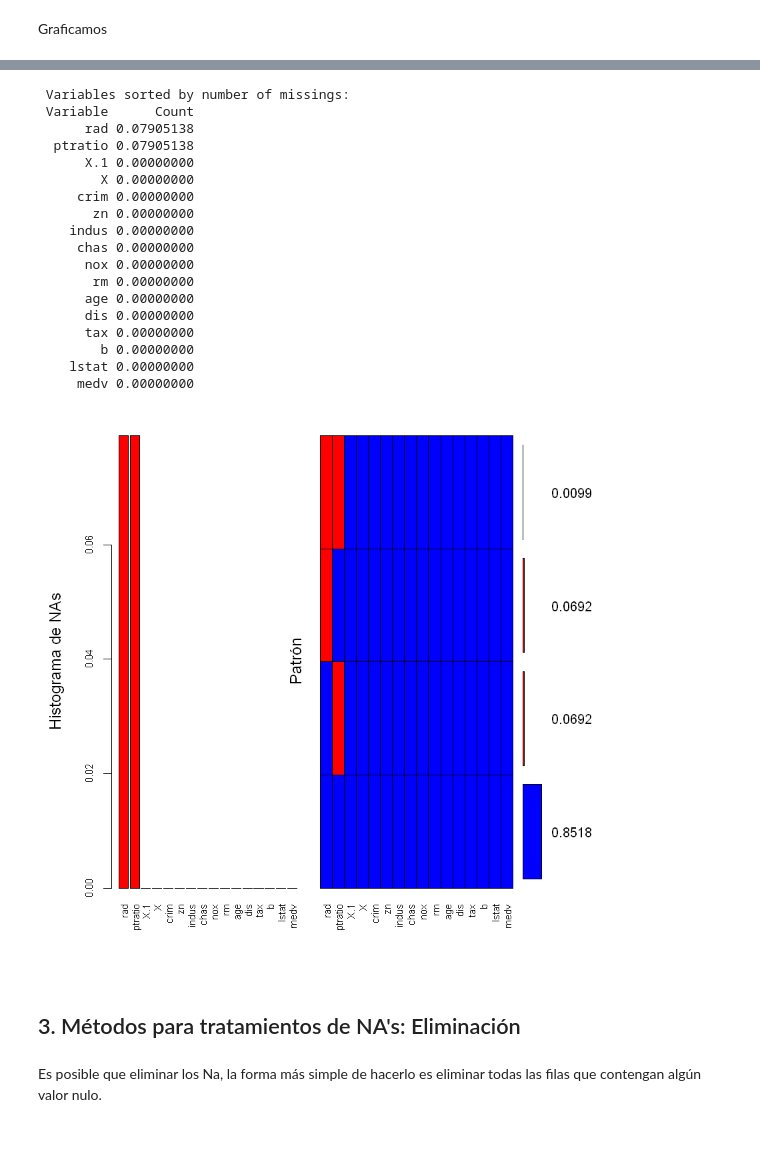
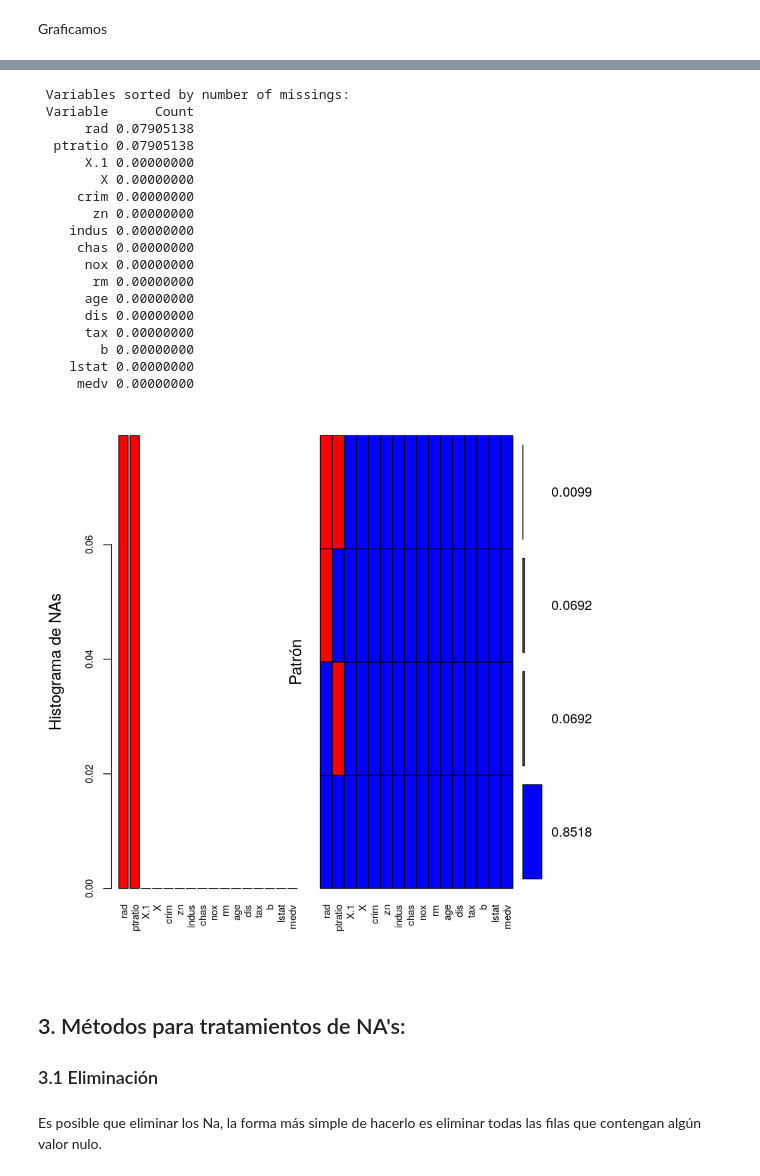
Before and after one commit to johanmarin/TtoBcoData-R, a Jupyter notebook: Sesión - 2.ipynb, the cells around one changed output, grey strips where cells are left out. Drawn from its saved outputs; the diff is of its cells as text; code cells hidden in the pictures; blank space fills up the shorter version.

```diff
--- a/Sesión - 2.ipynb
+++ b/Sesión - 2.ipynb
@@ -67,8 +94,7 @@ summarise_all(data1R, funs(sum(is.na(.))))
 # %% [markdown]
 Leemos la base de datos
 # %%
-data2R       <- read.csv("housing-with-missing-value.csv")
-housing.data <- data2R
+base <- read.csv("housing-with-missing-value.csv")
 # %% [markdown]
 Graficamos
 # %%
@@ -84,35 +109,37 @@ md.pattern(housing.data)
 # %%
-aggr(housing.data,
+aggr(base,
      col= c('blue', 'red'),
      numbers = TRUE,
      sortVars = TRUE,
-     labels = names(housing.data),
+     labels = names(base),
      cex.axis = 0.75,
      gap = 1,
      ylab = c("Histograma de NAs", "Patrón")
 )
 # %% [output]
  Variables sorted by number of missings:
  Variable      Count
       rad 0.07905138
   ptratio 0.07905138
       X.1 0.00000000
         X 0.00000000
      crim 0.00000000
        zn 0.00000000
     indus 0.00000000
      chas 0.00000000
       nox 0.00000000
        rm 0.00000000
       age 0.00000000
       dis 0.00000000
       tax 0.00000000
         b 0.00000000
     lstat 0.00000000
      medv 0.00000000
-[figure, old version]
+[figure, new version]
 # %% [markdown]
-## 3. Métodos para tratamientos de NA's: Eliminación
+## 3. Métodos para tratamientos de NA's:
+
+### 3.1 Eliminación
 # %% [markdown]
 Es posible que eliminar los Na, la forma más simple de hacerlo es eliminar todas las filas que contengan algún valor nulo.
 # %%
```
Also changed, not shown: parts of 80 cells of this notebook.
